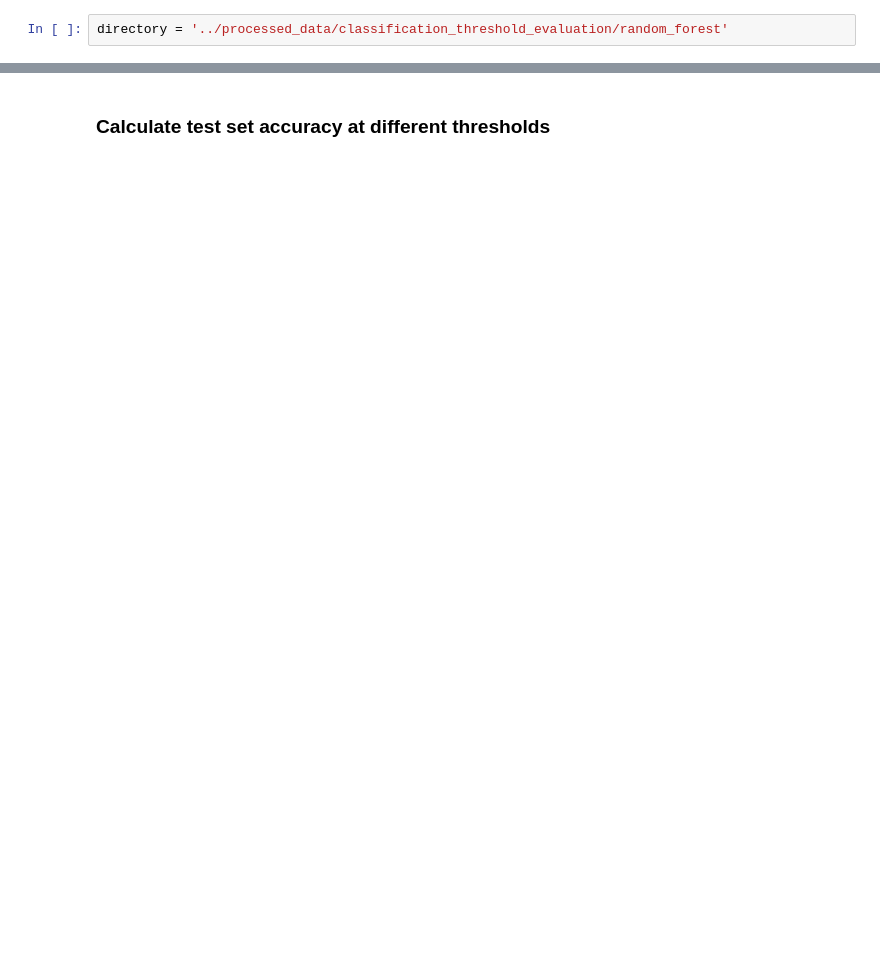
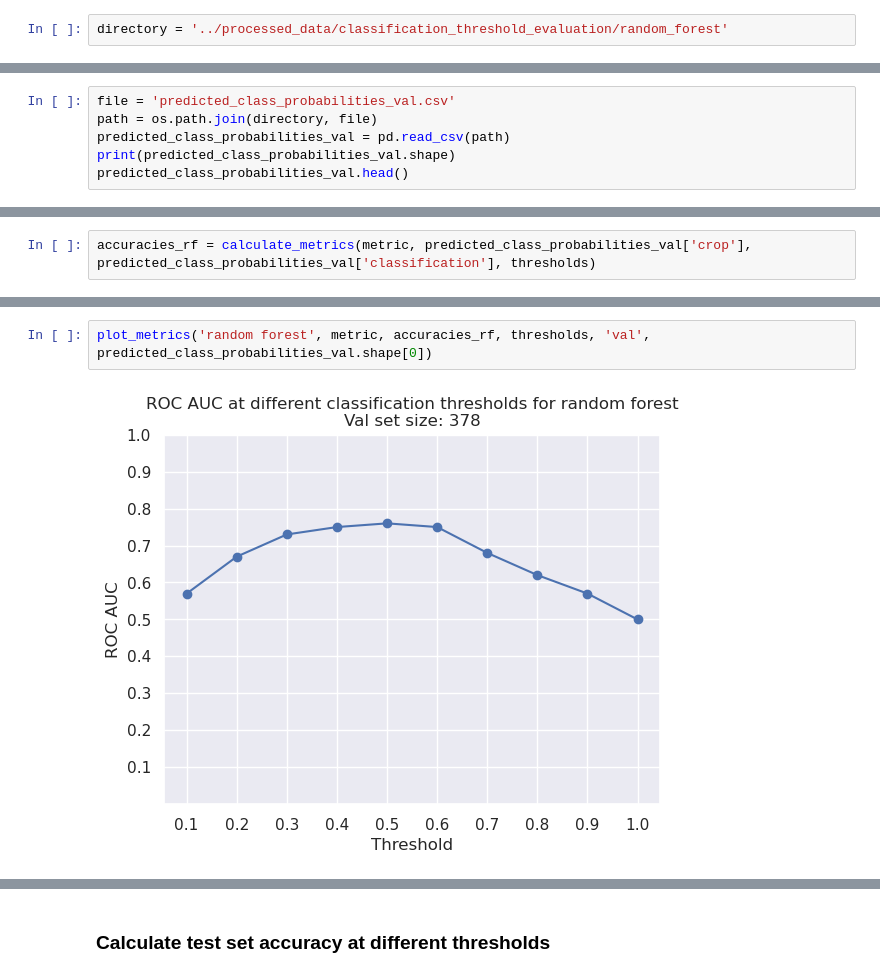
Before and after one commit to alexvmt/farm_plot_detection, a Jupyter notebook: evaluate_overall_classification_thresholds.ipynb, the cells around one changed output, grey strips where cells are left out. Saved outputs shown, nothing was run; the diff lists cells and outputs as text; blank space fills up the shorter version.

```diff
--- a/evaluate_overall_classification_thresholds.ipynb
+++ b/evaluate_overall_classification_thresholds.ipynb
@@ -43,0 +86,6 @@ directory = '../processed_data/classification_threshold_evaluation/random_forest
+# %%
+file = 'predicted_class_probabilities_val.csv'
+path = os.path.join(directory, file)
+predicted_class_probabilities_val = pd.read_csv(path)
+print(predicted_class_probabilities_val.shape)
+predicted_class_probabilities_val.head()
@@ -43,0 +108,2 @@ directory = '../processed_data/classification_threshold_evaluation/random_forest
+# %%
+accuracies_rf = calculate_metrics(metric, predicted_class_probabilities_val['crop'], predicted_class_probabilities_val['classification'], thresholds)
@@ -43,0 +121,4 @@ directory = '../processed_data/classification_threshold_evaluation/random_forest
+# %%
+plot_metrics('random forest', metric, accuracies_rf, thresholds, 'val', predicted_class_probabilities_val.shape[0])
+# %% [output]
+[figure, added]
```
Also changed, not shown: parts of 26 cells of this notebook.
